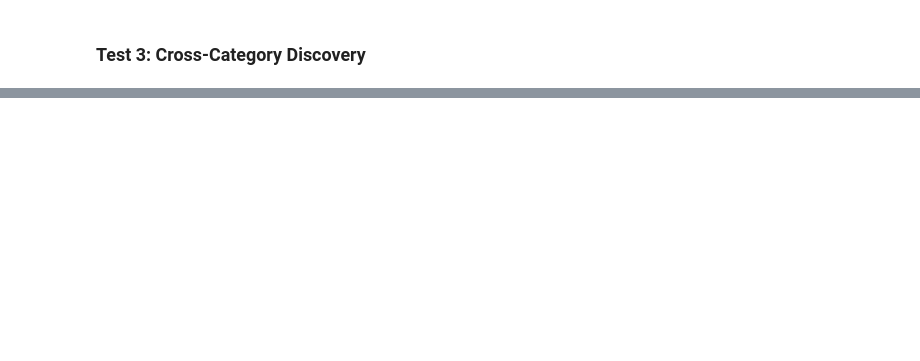
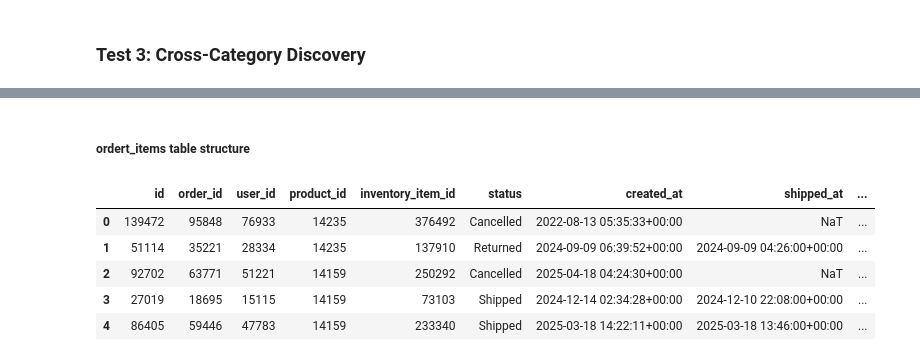
Before and after one commit to AlwaysSany/bigquery-hackathon, a Jupyter notebook: Setup_Table_Analysis_with_Bigquery.ipynb, the cells around one changed output, grey strips where cells are left out. Saved outputs shown, nothing was run; the diff lists cells and outputs as text; code cells hidden in the pictures; blank space fills up the shorter version.

Commit message:
Update Setup and Analysis dataset using bigquery

```diff
--- a/Setup_Table_Analysis_with_Bigquery.ipynb
+++ b/Setup_Table_Analysis_with_Bigquery.ipynb
@@ -266,3 +337,17 @@ LIMIT 10;
+# %% [markdown]
+##### **ordert_items** table structure
+# %%
+%%bigquery
+SELECT *
+  FROM `bigquery-public-data.thelook_ecommerce.order_items`
+LIMIT 5
+# %% [output]
+|  | id | order_id | user_id | product_id | inventory_item_id | status | created_at | shipped_at | ... |
+| 0 | 139472 | 95848 | 76933 | 14235 | 376492 | Cancelled | 2022-08-13 05:35:33+00:00 | NaT | ... |
+| 1 | 51114 | 35221 | 28334 | 14235 | 137910 | Returned | 2024-09-09 06:39:52+00:00 | 2024-09-09 04:26:00+00:00 | ... |
+| 2 | 92702 | 63771 | 51221 | 14159 | 250292 | Cancelled | 2025-04-18 04:24:30+00:00 | NaT | ... |
+| 3 | 27019 | 18695 | 15115 | 14159 | 73103 | Shipped | 2024-12-14 02:34:28+00:00 | 2024-12-10 22:08:00+00:00 | ... |
+| 4 | 86405 | 59446 | 47783 | 14159 | 233340 | Shipped | 2025-03-18 14:22:11+00:00 | 2025-03-18 13:46:00+00:00 | ... |
 # %%
 %%bigquery
 WITH target AS (
```
Also changed, not shown: parts of 28 cells of this notebook.
